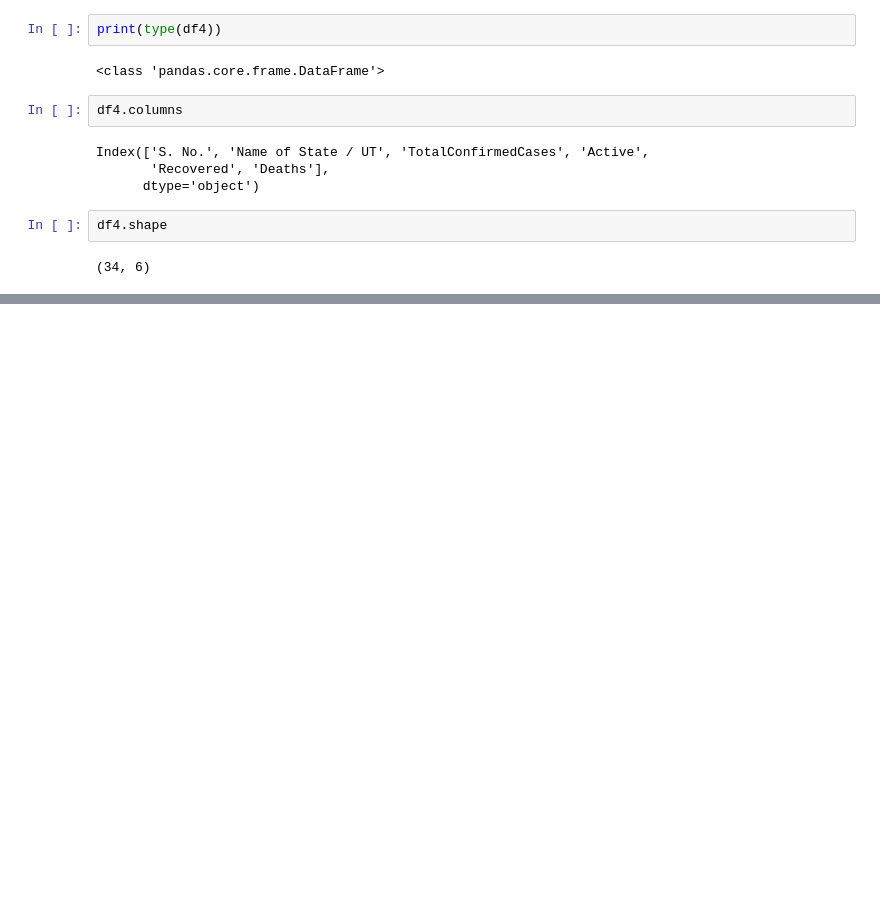
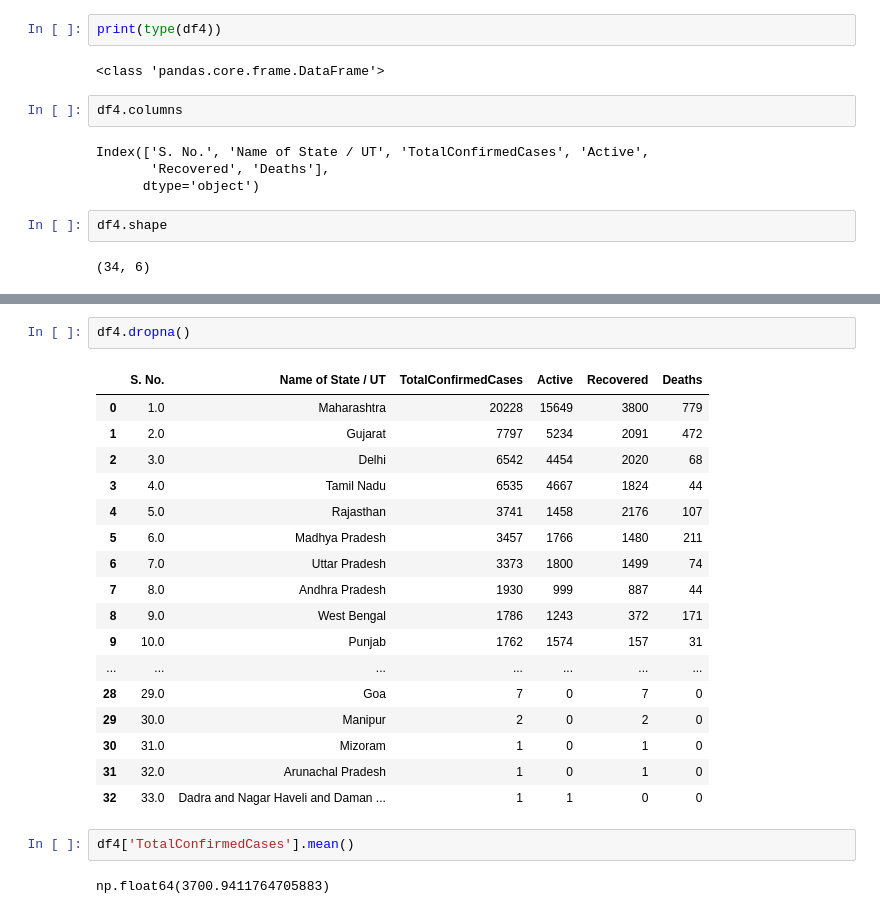
Before and after one commit to ompatel420/ML-Practicals, a Jupyter notebook: ML_P1.ipynb, the cells around one changed output, grey strips where cells are left out. Cells and saved outputs as stored; diff of their text form; blank space fills up the shorter version.

```diff
--- a/ML_P1.ipynb
+++ b/ML_P1.ipynb
@@ -166,0 +245,24 @@ df4.sample(2)
+# %%
+df4.dropna()
+# %% [output]
+|  | S. No. | Name of State / UT | TotalConfirmedCases | Active | Recovered | Deaths |
+| 0 | 1.0 | Maharashtra | 20228 | 15649 | 3800 | 779 |
+| 1 | 2.0 | Gujarat | 7797 | 5234 | 2091 | 472 |
+| 2 | 3.0 | Delhi | 6542 | 4454 | 2020 | 68 |
+| 3 | 4.0 | Tamil Nadu | 6535 | 4667 | 1824 | 44 |
+| 4 | 5.0 | Rajasthan | 3741 | 1458 | 2176 | 107 |
+| 5 | 6.0 | Madhya Pradesh | 3457 | 1766 | 1480 | 211 |
+| 6 | 7.0 | Uttar Pradesh | 3373 | 1800 | 1499 | 74 |
+| 7 | 8.0 | Andhra Pradesh | 1930 | 999 | 887 | 44 |
+| 8 | 9.0 | West Bengal | 1786 | 1243 | 372 | 171 |
+| 9 | 10.0 | Punjab | 1762 | 1574 | 157 | 31 |
+| ... | ... | ... | ... | ... | ... | ... |
+| 28 | 29.0 | Goa | 7 | 0 | 7 | 0 |
+| 29 | 30.0 | Manipur | 2 | 0 | 2 | 0 |
+| 30 | 31.0 | Mizoram | 1 | 0 | 1 | 0 |
+| 31 | 32.0 | Arunachal Pradesh | 1 | 0 | 1 | 0 |
+| 32 | 33.0 | Dadra and Nagar Haveli and Daman ... | 1 | 1 | 0 | 0 |
+# %%
+df4['TotalConfirmedCases'].mean()
+# %% [output]
+np.float64(3700.9411764705883)
```
Also changed, not shown: parts of 14 cells of this notebook.
